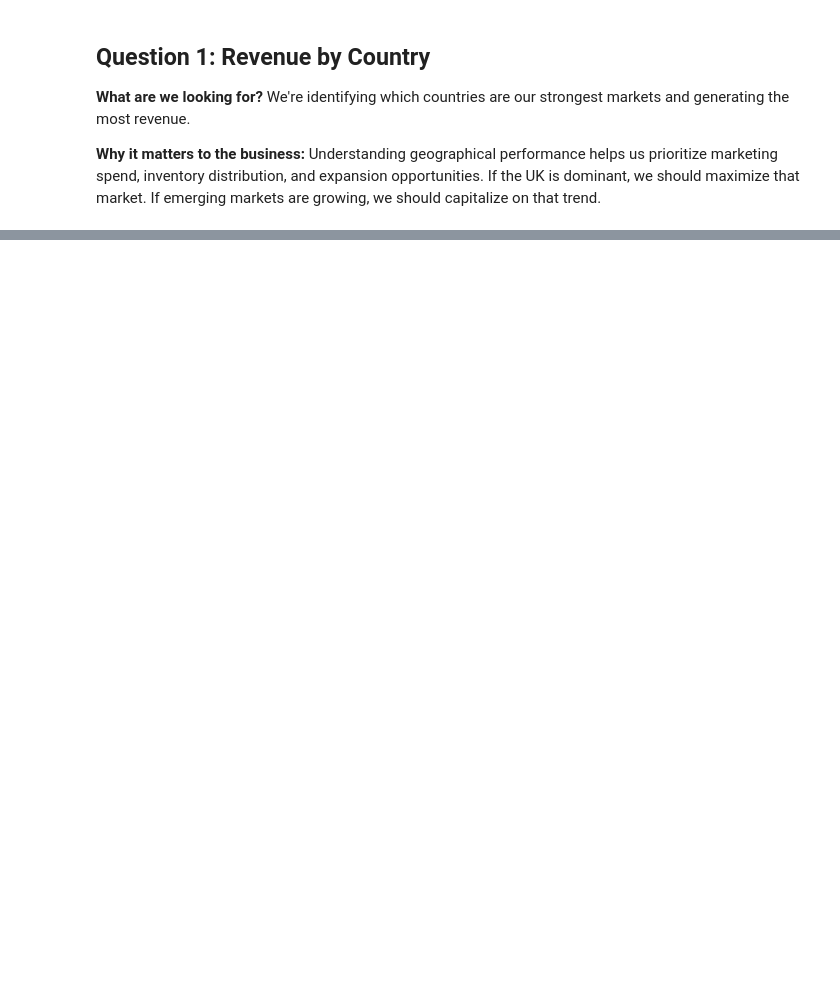
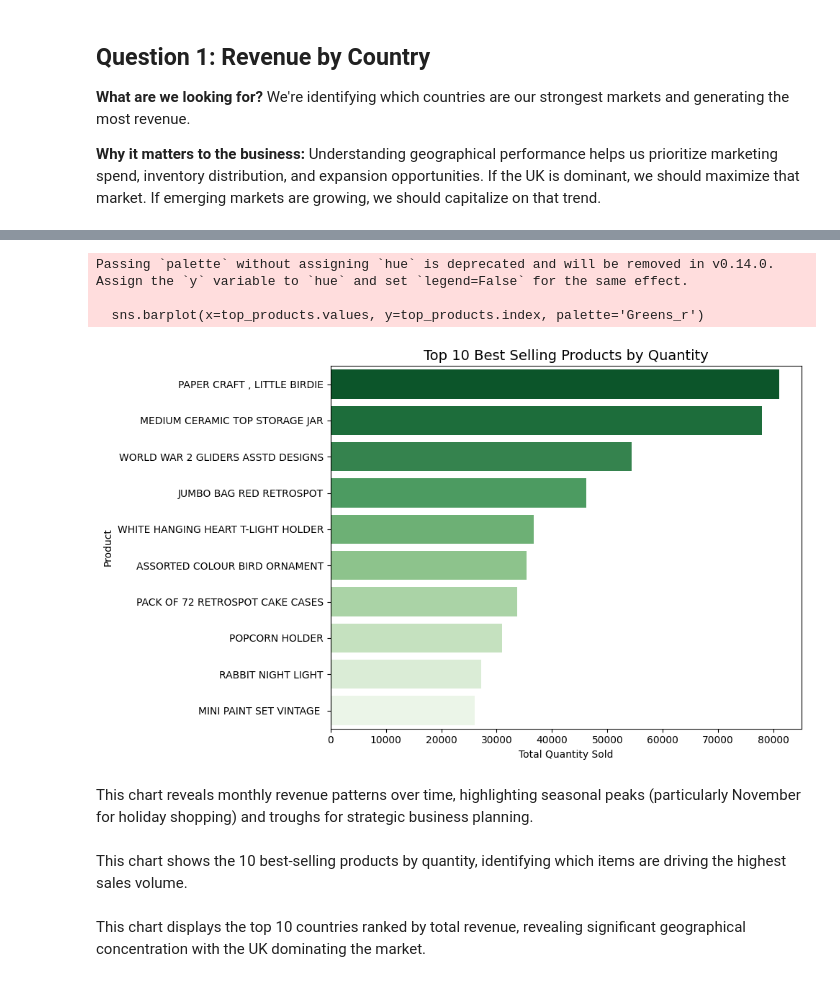
Before and after one commit to Sunday11488/data-analyst-portfolio, a Jupyter notebook: project-03-ecommerce/notebooks/analysis.ipynb, the cells around one changed output, grey strips where cells are left out. Saved outputs shown, nothing was run; the diff lists cells and outputs as text; code cells hidden in the pictures; blank space fills up the shorter version.

```diff
--- a/project-03-ecommerce/notebooks/analysis.ipynb
+++ b/project-03-ecommerce/notebooks/analysis.ipynb
@@ -124,0 +184,16 @@ Understanding geographical performance helps us prioritize marketing spend, inve
+# %%
+plt.figure(figsize=(10,6))
+sns.barplot(x=top_products.values, y=top_products.index, palette='Greens_r')
+plt.title('Top 10 Best Selling Products by Quantity', fontsize=14)
+plt.xlabel('Total Quantity Sold')
+plt.ylabel('Product')
+plt.tight_layout()
+plt.savefig('../visuals/top_products.png')
+plt.show()
+# %% [output]
+Passing `palette` without assigning `hue` is deprecated and will be removed in v0.14.0. Assign the `y` variable to `hue` and set `legend=False` for the same effect.
+
+  sns.barplot(x=top_products.values, y=top_products.index, palette='Greens_r')
+[figure, added]
+# %% [markdown]
+This chart reveals monthly revenue patterns over time, highlighting seasonal peaks (particularly November for holiday shopping) and troughs for strategic business planning.
@@ -124,0 +210,4 @@ Understanding geographical performance helps us prioritize marketing spend, inve
+# %% [markdown]
+This chart shows the 10 best-selling products by quantity, identifying which items are driving the highest sales volume.
+# %% [markdown]
+This chart displays the top 10 countries ranked by total revenue, revealing significant geographical concentration with the UK dominating the market.
```
Also changed, not shown: parts of 5 cells of this notebook, 3 other files.
